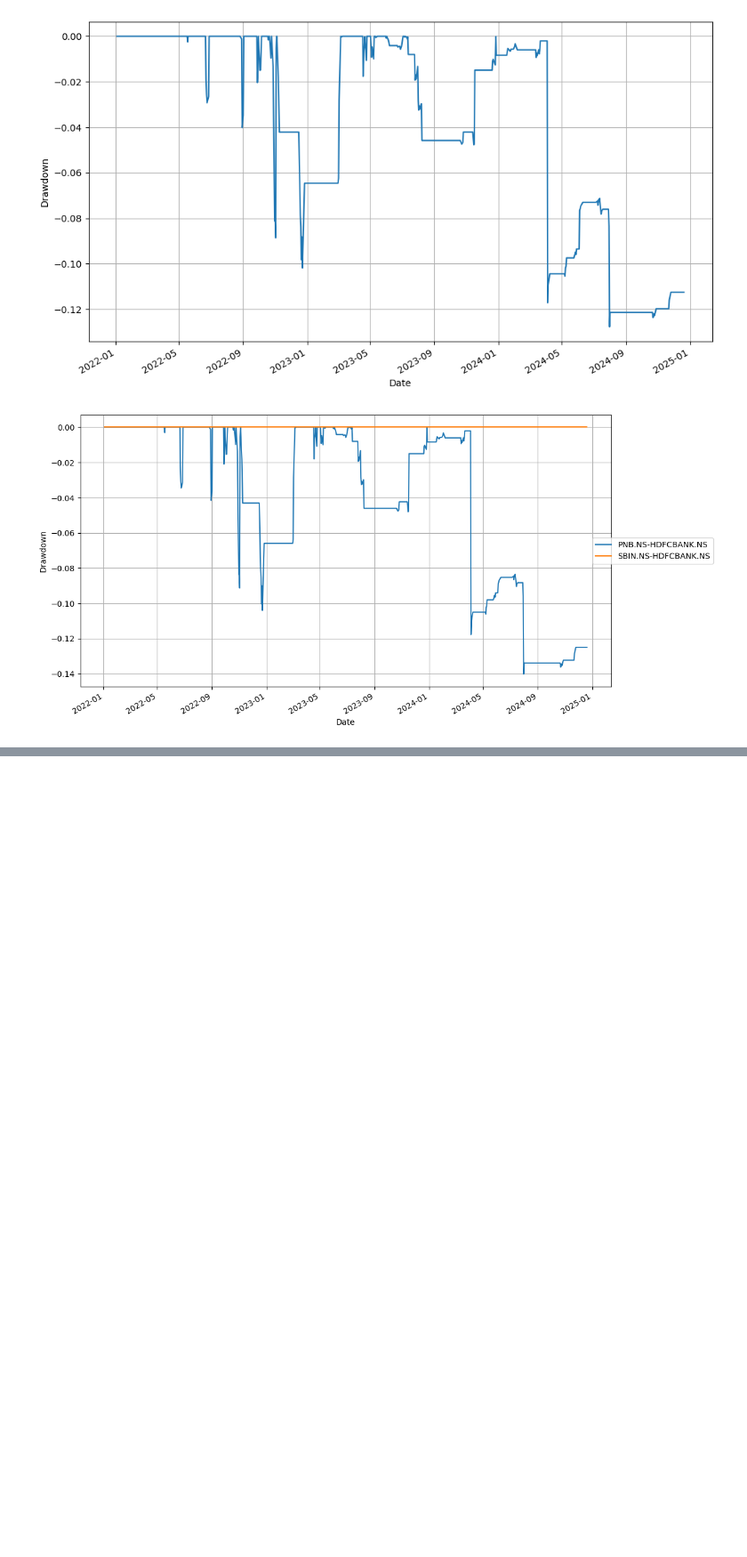
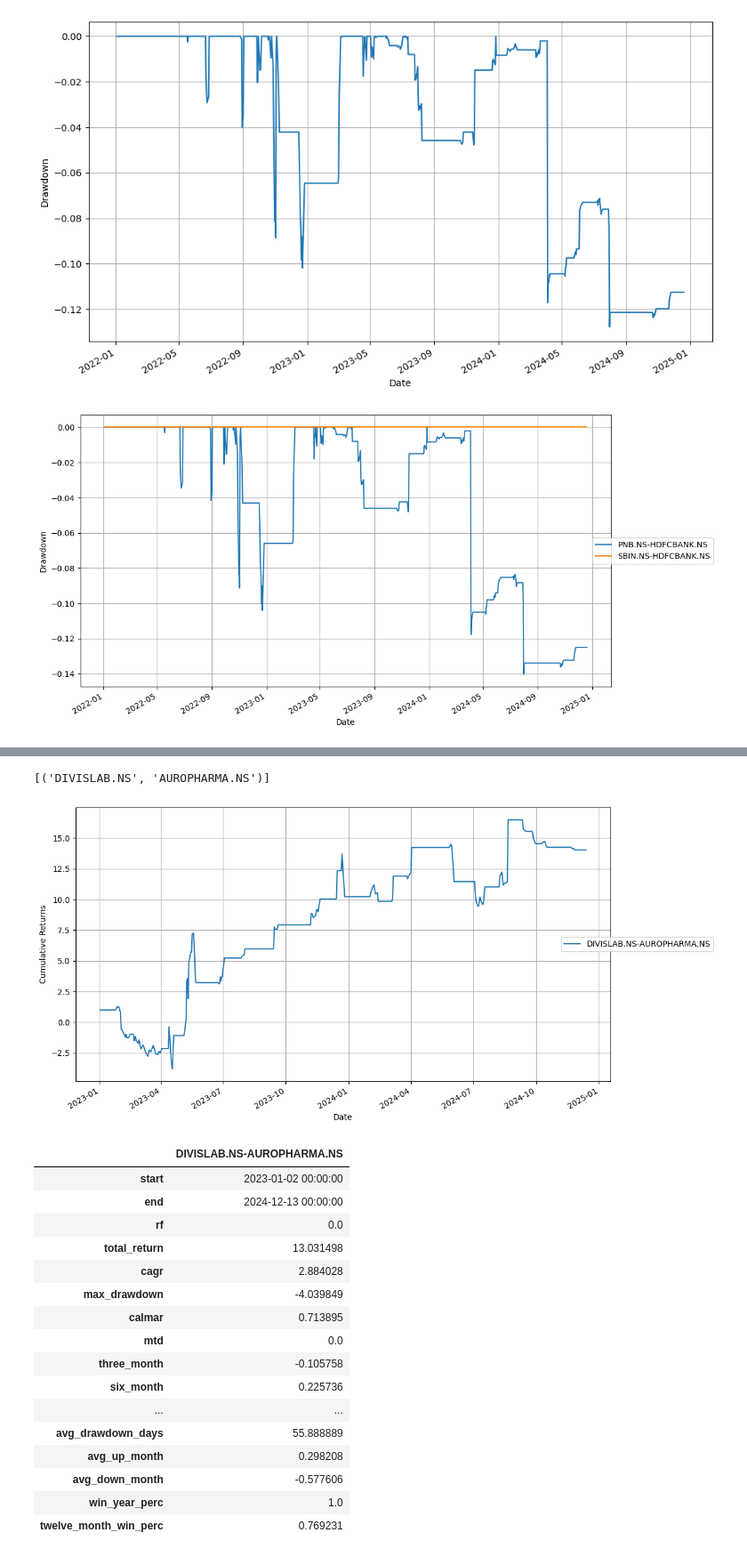
Before and after one commit to Amination-Gogia/Pairs-Trading-Dec-2024, a Jupyter notebook: Week-2/assignment_2.ipynb, the cells around one changed output, grey strips where cells are left out. Shown at 89% size. Drawn from its saved outputs; the diff is of its cells as text; code cells hidden in the pictures; blank space fills up the shorter version.

Commit message:
Tried with pharma and it stocks

```diff
--- a/Week-2/assignment_2.ipynb
+++ b/Week-2/assignment_2.ipynb
@@ -1144,0 +1285,5 @@ plt.show()
+# %%
+res = find_coint_pairs(df.loc['2022 - 1 - 1' : '2023 - 1 - 1'], 0.05)
+# %%
+pharma_pairs = res[1]
+pharma_pairs
@@ -1144,0 +1296,52 @@ plt.show()
+# %%
+list_sect_pharma = []
+ret = pd.DataFrame()
+for i in np.arange(pharma_pairs.shape[0]):
+
+
+    # print("The total # of testing is: ", p_sorted.shape[0], " Current: ", i)
+    s1 = pharma_pairs.iloc[i][1]
+    s2 = pharma_pairs.iloc[i][0]
+
+    name = s1 + "-" + s2
+
+    x = (df.loc['2023 - 1 - 1' : '2024 - 12 - 15'])[s1]
+    y = (df.loc['2023 - 1 - 1' : '2024 - 12 - 15'])[s2]
+
+    tmp, sharpe = backtest(x, y)
+    if sharpe > 0.5 and tmp.values[-1] > 1.105:
+        ret[name] = tmp.values
+        list_sect_pharma.append((s1,s2))
+
+# List the potential pairs for out-sample testing
+list_sect_pharma
+# %% [output]
+[('DIVISLAB.NS', 'AUROPHARMA.NS')]
+# %%
+ret.iloc[0] = 1
+ret.index = (df.loc['2023 - 1 - 1' : '2024 - 12 - 15']).index
+# %%
+ret.plot(figsize=(12,7),grid=True)
+plt.legend(loc='center right', bbox_to_anchor=(1.2, 0.5))
+plt.ylabel('Cumulative Returns')
+plt.show()
+ret.calc_stats().stats
+# %% [output]
+[figure, added]
+|  | DIVISLAB.NS-AUROPHARMA.NS |
+| start | 2023-01-02 00:00:00 |
+| end | 2024-12-13 00:00:00 |
+| rf | 0.0 |
+| total_return | 13.031498 |
+| cagr | 2.884028 |
+| max_drawdown | -4.039849 |
+| calmar | 0.713895 |
+| mtd | 0.0 |
+| three_month | -0.105758 |
+| six_month | 0.225736 |
+| ... | ... |
+| avg_drawdown_days | 55.888889 |
+| avg_up_month | 0.298208 |
+| avg_down_month | -0.577606 |
+| win_year_perc | 1.0 |
+| twelve_month_win_perc | 0.769231 |
```
Also changed, not shown: parts of 13 cells of this notebook.
